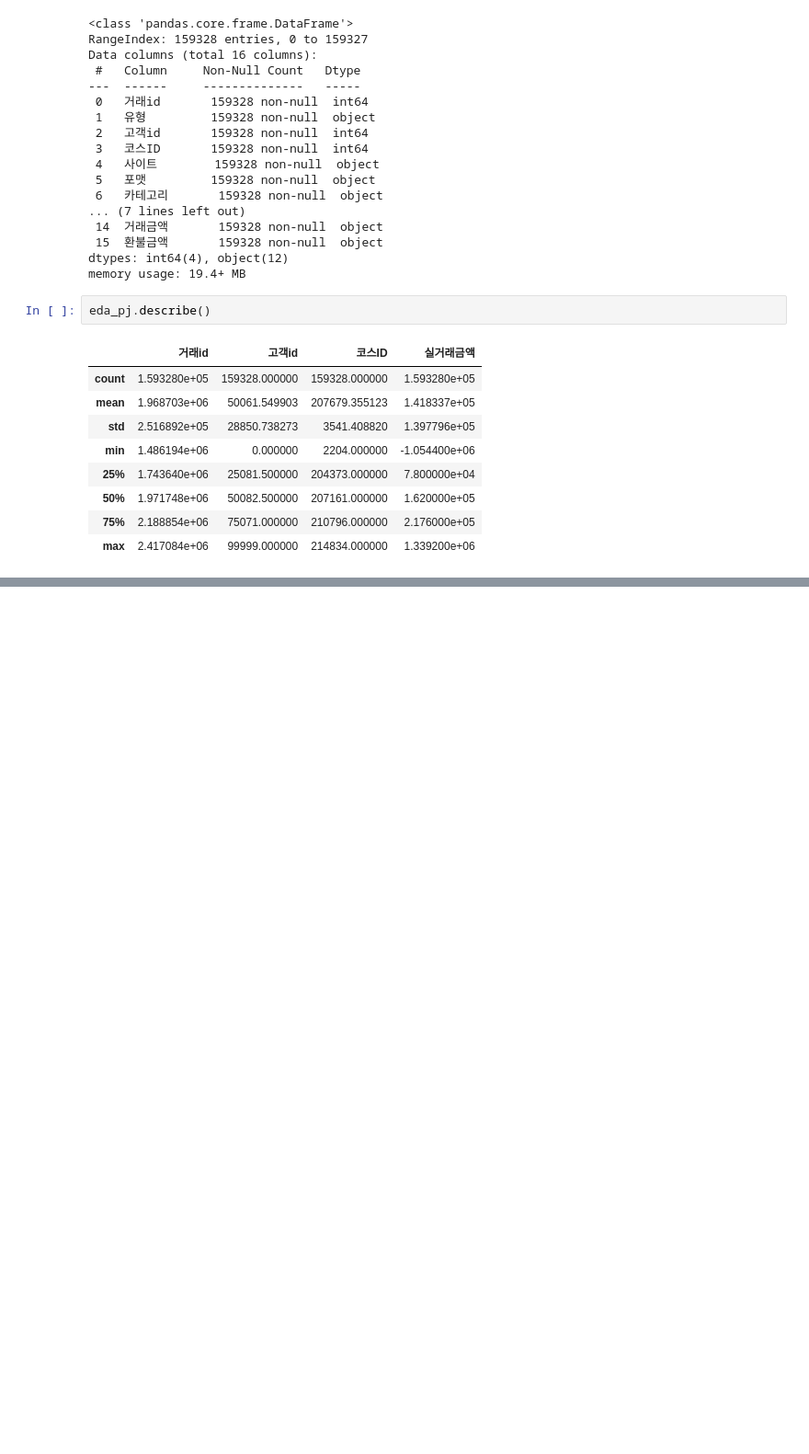
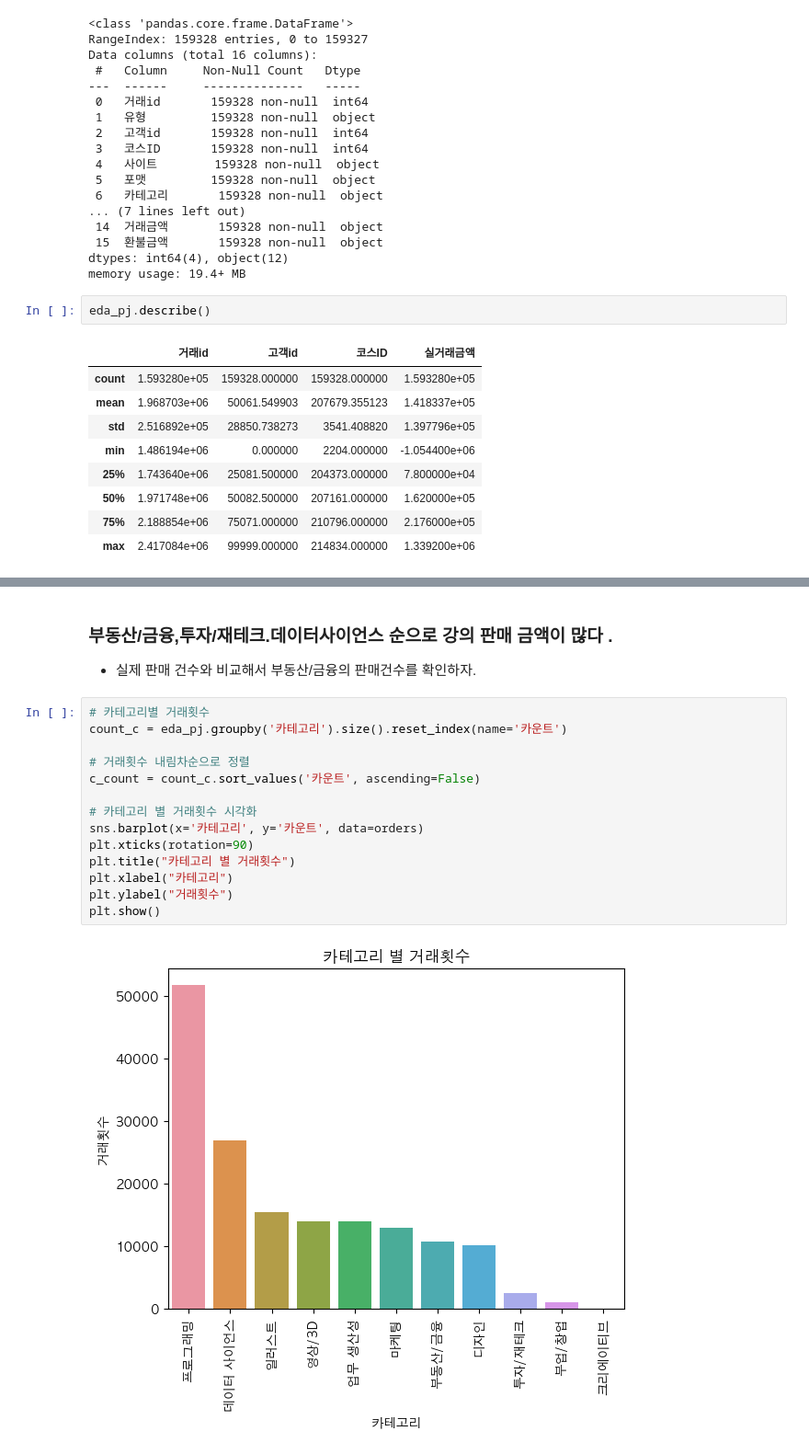
Before and after one commit to hogooba/minpj, a Jupyter notebook: pj.ipynb, the cells around one changed output, grey strips where cells are left out. Shown at 92% size. Drawn from its saved outputs; the diff is of its cells as text; blank space fills up the shorter version.

```diff
--- a/pj.ipynb
+++ b/pj.ipynb
@@ -113,0 +182,19 @@ KeyError: '실거래금액'
+# %% [markdown]
+### 부동산/금융,투자/재테크.데이터사이언스 순으로 강의 판매 금액이 많다 .
+- 실제 판매 건수와 비교해서 부동산/금융의 판매건수를 확인하자.
+# %%
+# 카테고리별 거래횟수
+count_c = eda_pj.groupby('카테고리').size().reset_index(name='카운트')
+
+# 거래횟수 내림차순으로 정렬
+c_count = count_c.sort_values('카운트', ascending=False)
+
+# 카테고리 별 거래횟수 시각화
+sns.barplot(x='카테고리', y='카운트', data=orders)
+plt.xticks(rotation=90)
+plt.title("카테고리 별 거래횟수")
+plt.xlabel("카테고리")
+plt.ylabel("거래횟수")
+plt.show()
+# %% [output]
+[figure, added]
```
Also changed, not shown: parts of 7 cells of this notebook.
